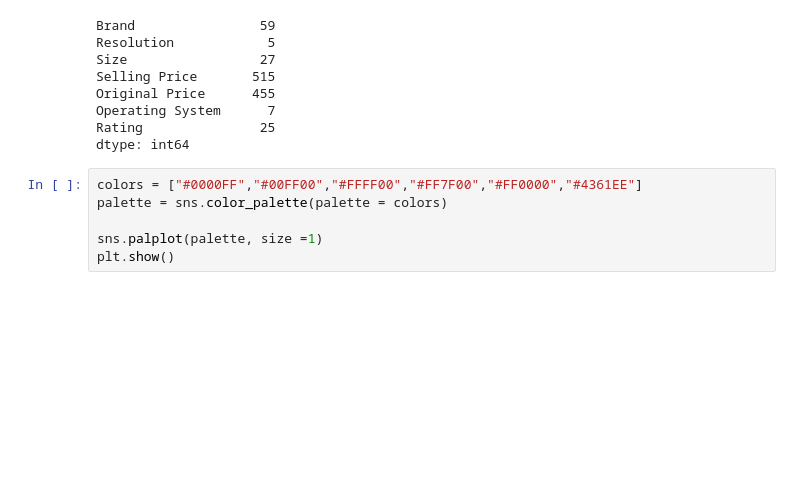
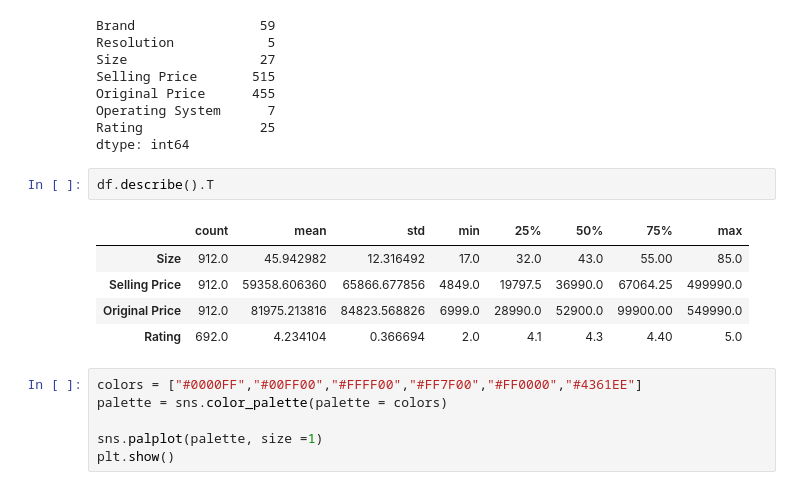
Before and after one commit to soubhikmandal2000/Television-Market-Analysis, a Jupyter notebook: Television Market Analysis.ipynb, the cells around one changed output. Drawn from its saved outputs; the diff is of its cells as text; blank space fills up the shorter version.

```diff
--- a/Television Market Analysis.ipynb
+++ b/Television Market Analysis.ipynb
@@ -56,6 +56,14 @@ Original Price      455
 Operating System      7
 Rating               25
 dtype: int64
+# %%
+df.describe().T
+# %% [output]
+|  | count | mean | std | min | 25% | 50% | 75% | max |
+| Size | 912.0 | 45.942982 | 12.316492 | 17.0 | 32.0 | 43.0 | 55.00 | 85.0 |
+| Selling Price | 912.0 | 59358.606360 | 65866.677856 | 4849.0 | 19797.5 | 36990.0 | 67064.25 | 499990.0 |
+| Original Price | 912.0 | 81975.213816 | 84823.568826 | 6999.0 | 28990.0 | 52900.0 | 99900.00 | 549990.0 |
+| Rating | 692.0 | 4.234104 | 0.366694 | 2.0 | 4.1 | 4.3 | 4.40 | 5.0 |
 # %%
 colors = ["#0000FF","#00FF00","#FFFF00","#FF7F00","#FF0000","#4361EE"]
 palette = sns.color_palette(palette = colors)
```
Also changed, not shown: parts of 7 cells of this notebook.
